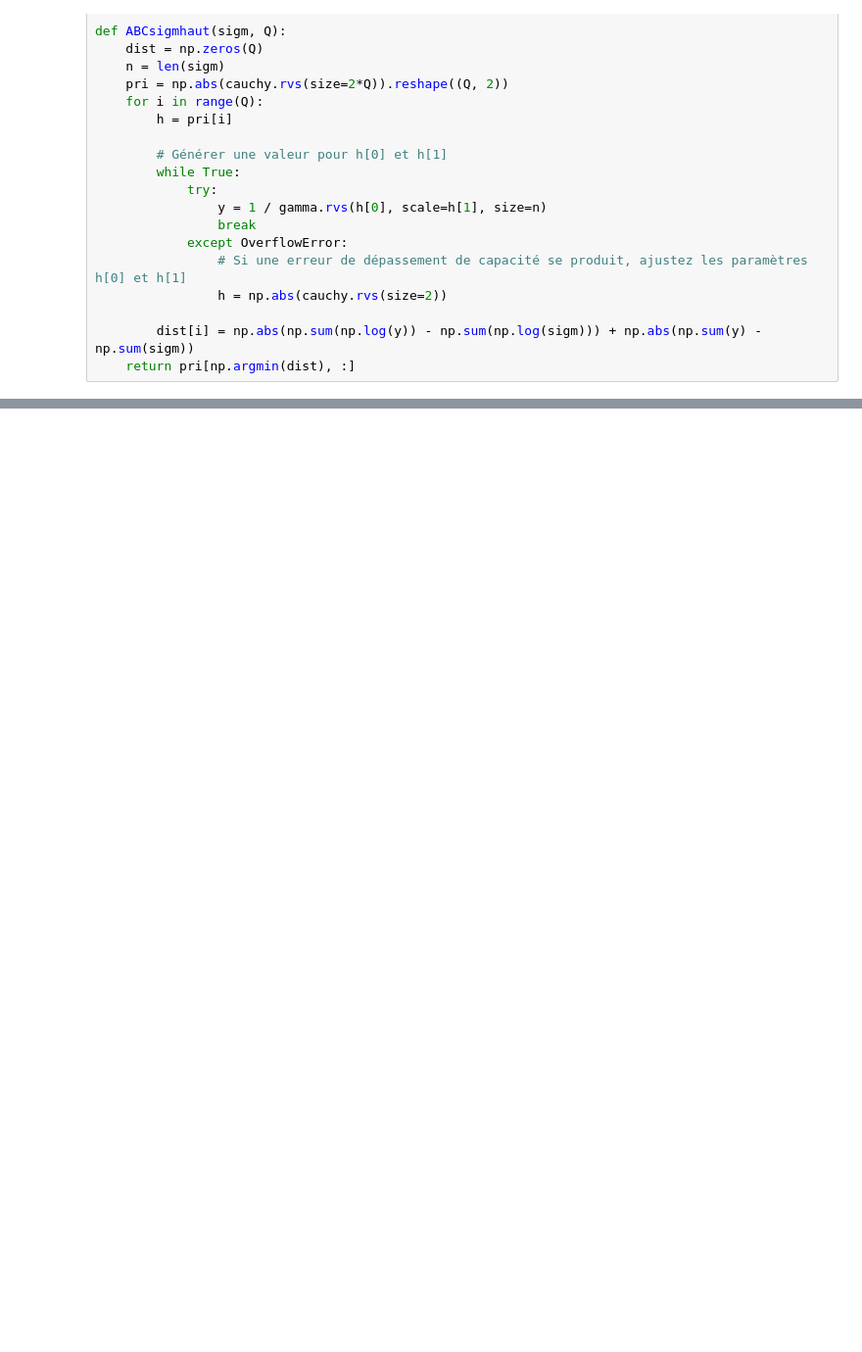
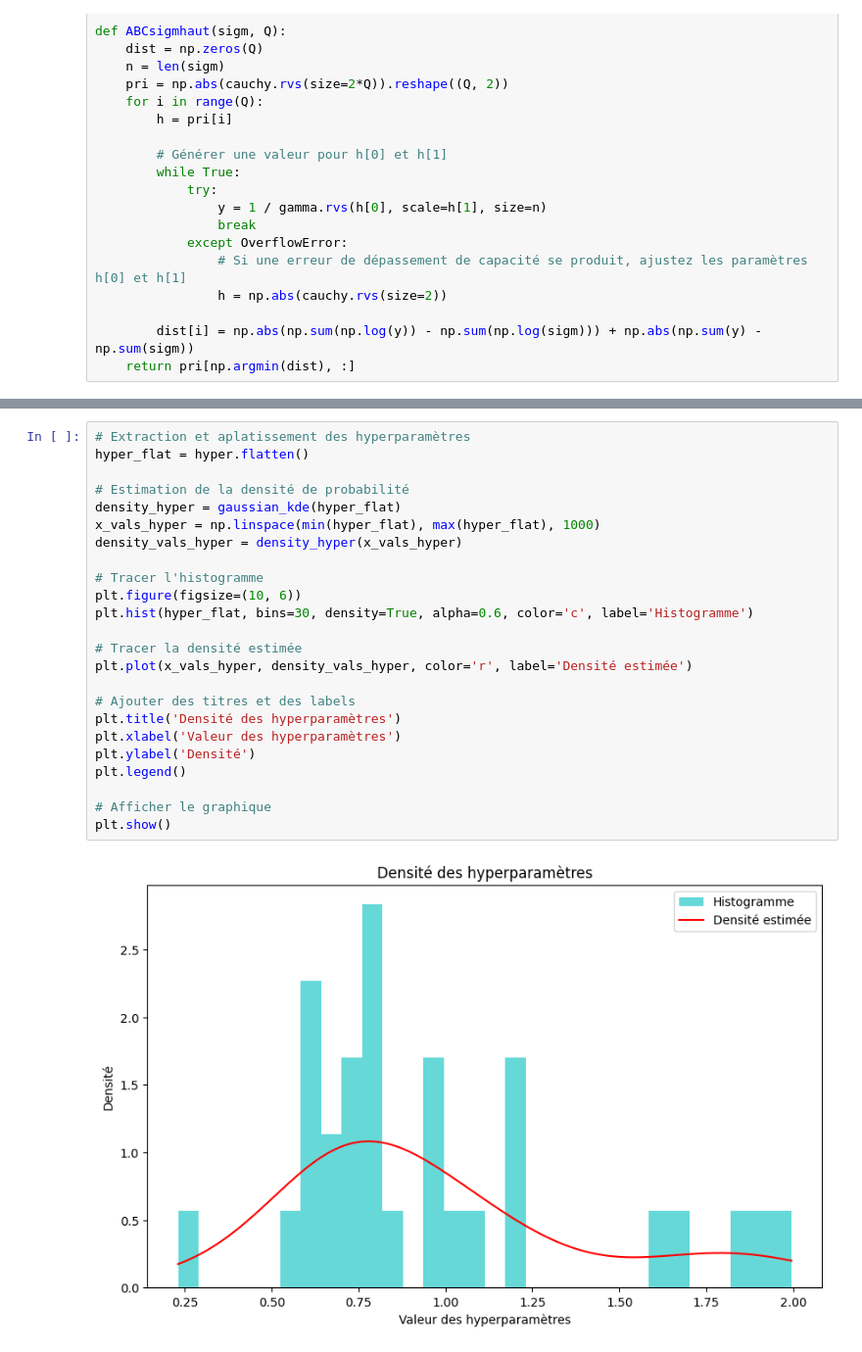
Before and after one commit to sarahthoumyre/GibbsABC, a Jupyter notebook: Algo ABCGibbs.ipynb, the cells around one changed output, grey strips where cells are left out. Shown: that part at 98% size. Drawn from its saved outputs; the diff is of its cells as text; blank space fills up the shorter version.

```diff
--- a/Algo ABCGibbs.ipynb
+++ b/Algo ABCGibbs.ipynb
@@ -208,0 +423,26 @@ Temps CPU total:
+# %%
+# Extraction et aplatissement des hyperparamètres
+hyper_flat = hyper.flatten()
+
+# Estimation de la densité de probabilité
+density_hyper = gaussian_kde(hyper_flat)
+x_vals_hyper = np.linspace(min(hyper_flat), max(hyper_flat), 1000)
+density_vals_hyper = density_hyper(x_vals_hyper)
+
+# Tracer l'histogramme
+plt.figure(figsize=(10, 6))
+plt.hist(hyper_flat, bins=30, density=True, alpha=0.6, color='c', label='Histogramme')
+
+# Tracer la densité estimée
+plt.plot(x_vals_hyper, density_vals_hyper, color='r', label='Densité estimée')
+
+# Ajouter des titres et des labels
+plt.title('Densité des hyperparamètres')
+plt.xlabel('Valeur des hyperparamètres')
+plt.ylabel('Densité')
+plt.legend()
+
+# Afficher le graphique
+plt.show()
+# %% [output]
+[figure, added]
```
Also changed, not shown: parts of 15 cells of this notebook.
